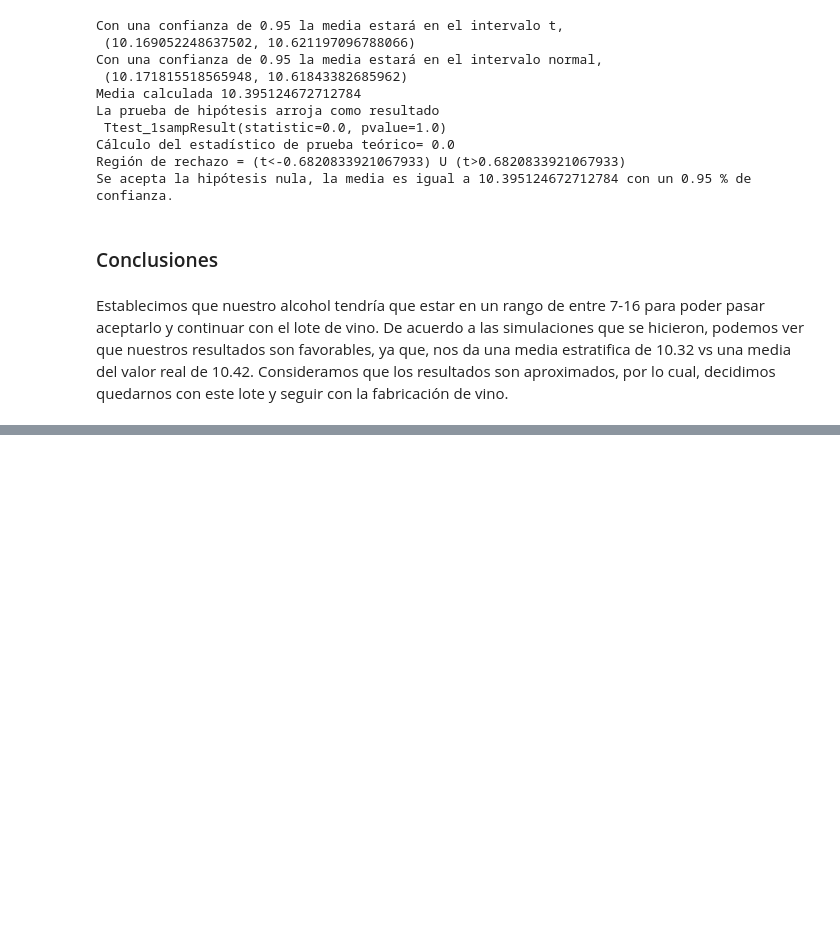
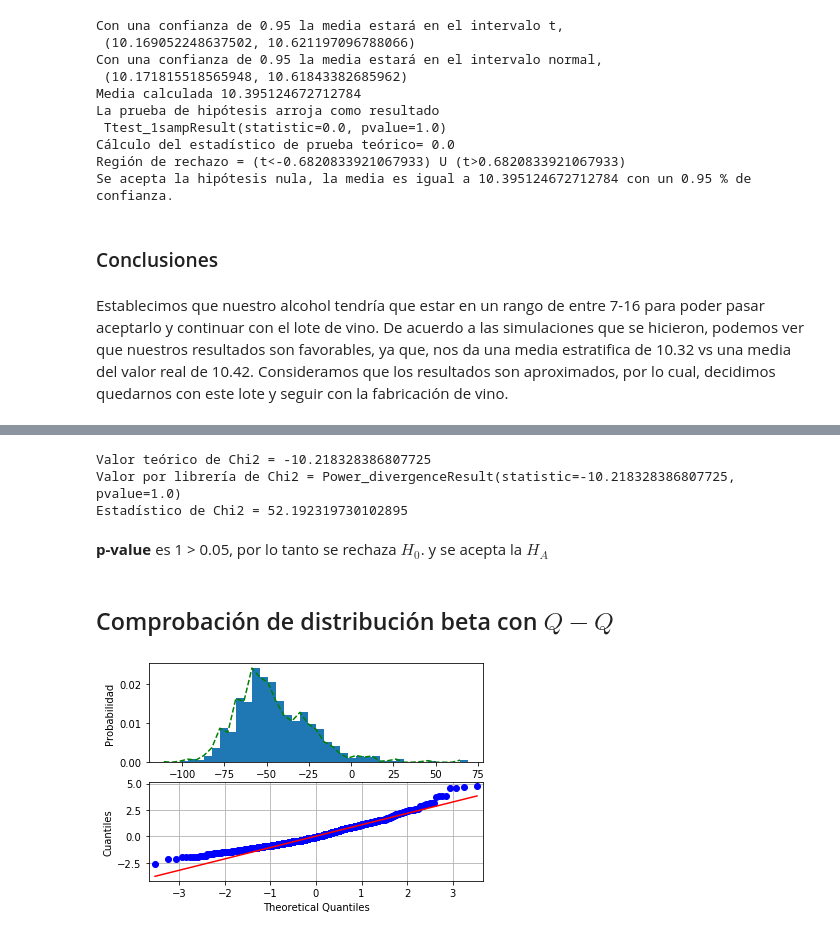
Before and after one commit to feramdor/ProyectoConjunto_AmadorGonzalez, a Jupyter notebook: Proyecto_Amador_Gonzalez.ipynb, the cells around one changed output, grey strips where cells are left out. Drawn from its saved outputs; the diff is of its cells as text; code cells hidden in the pictures; blank space fills up the shorter version.

```diff
--- a/Proyecto_Amador_Gonzalez.ipynb
+++ b/Proyecto_Amador_Gonzalez.ipynb
@@ -943,0 +1004,14 @@ Establecimos que nuestro alcohol tendría que estar en un rango de entre 7-16 pa
+# %%
+chi2(dist, p, y, x[:-1])
+# %% [output]
+Valor teórico de Chi2 = -10.218328386807725
+Valor por librería de Chi2 = Power_divergenceResult(statistic=-10.218328386807725, pvalue=1.0)
+Estadístico de Chi2 = 52.192319730102895
+# %% [markdown]
+**p-value** es 1 > 0.05, por lo tanto se rechaza $H_0$. y se acepta la $H_A$
+# %% [markdown]
+## Comprobación de distribución beta con $Q-Q$
+# %%
+qq(ndata_s, dist, p)
+# %% [output]
+[figure, added]
```
Also changed, not shown: parts of 36 cells of this notebook.
